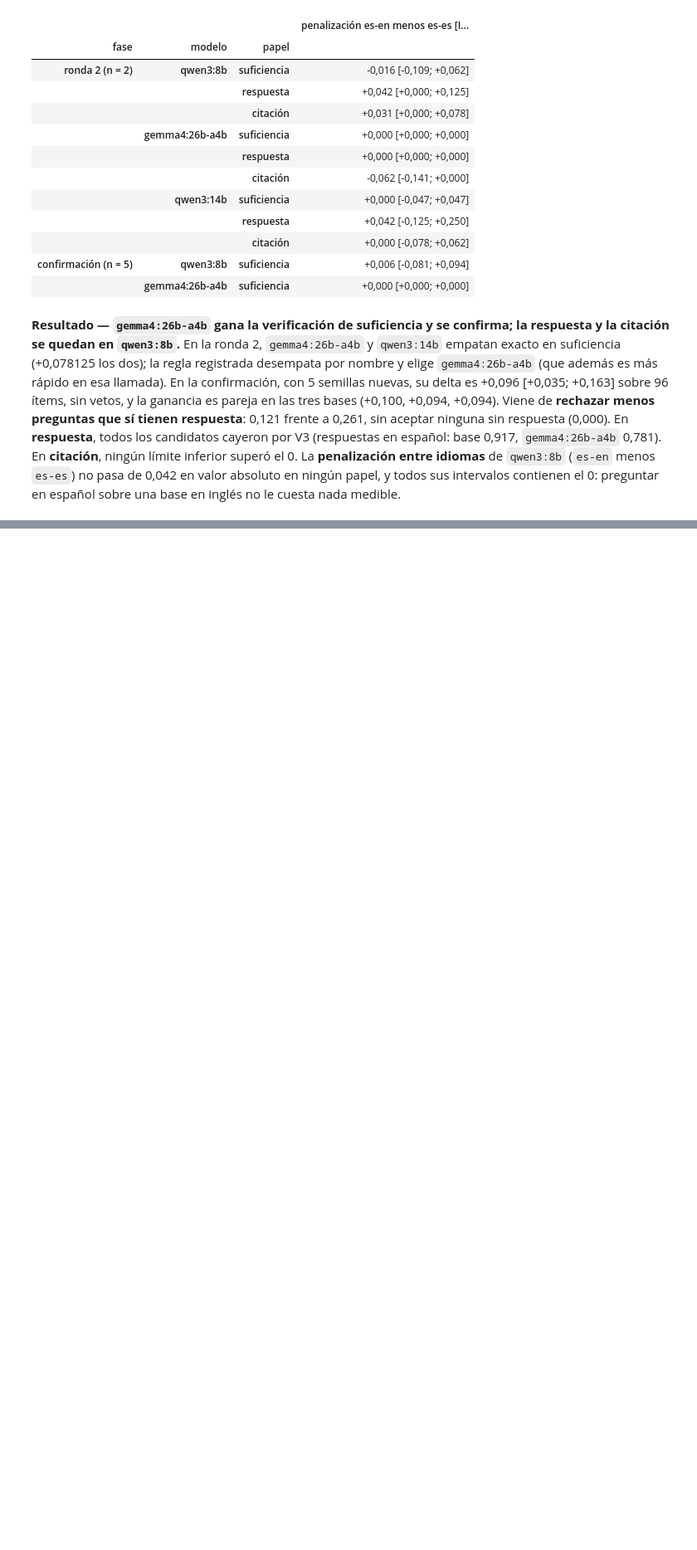
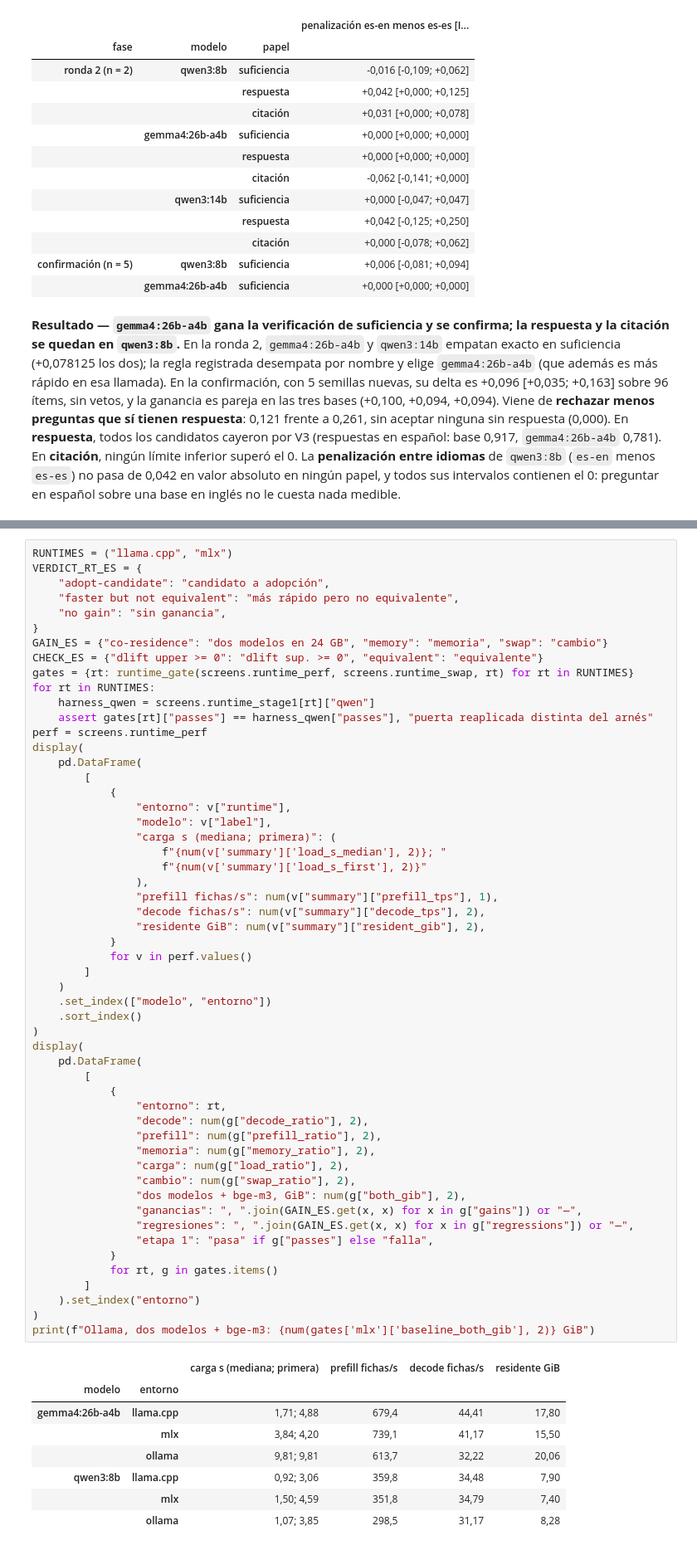
Before and after one commit to jasonssdev/mcd-afg, a Jupyter notebook: notebooks/21-jss-extraccion-de-conceptos-openkos.ipynb, the cells around one changed output, grey strips where cells are left out. Shown at 83% size. Cells and saved outputs as stored; diff of their text form; blank space fills up the shorter version.

```diff
--- a/notebooks/21-jss-extraccion-de-conceptos-openkos.ipynb
+++ b/notebooks/21-jss-extraccion-de-conceptos-openkos.ipynb
@@ -1520,0 +1664,63 @@ openkos #1583, y luego se vuelve a medir la respuesta.
+# %%
+RUNTIMES = ("llama.cpp", "mlx")
+VERDICT_RT_ES = {
+    "adopt-candidate": "candidato a adopción",
+    "faster but not equivalent": "más rápido pero no equivalente",
+    "no gain": "sin ganancia",
+}
+GAIN_ES = {"co-residence": "dos modelos en 24 GB", "memory": "memoria", "swap": "cambio"}
+CHECK_ES = {"dlift upper >= 0": "dlift sup. >= 0", "equivalent": "equivalente"}
+gates = {rt: runtime_gate(screens.runtime_perf, screens.runtime_swap, rt) for rt in RUNTIMES}
+for rt in RUNTIMES:
+    harness_qwen = screens.runtime_stage1[rt]["qwen"]
+    assert gates[rt]["passes"] == harness_qwen["passes"], "puerta reaplicada distinta del arnés"
+perf = screens.runtime_perf
+display(
+    pd.DataFrame(
+        [
+            {
+                "entorno": v["runtime"],
+                "modelo": v["label"],
+                "carga s (mediana; primera)": (
+                    f"{num(v['summary']['load_s_median'], 2)}; "
+                    f"{num(v['summary']['load_s_first'], 2)}"
+                ),
+                "prefill fichas/s": num(v["summary"]["prefill_tps"], 1),
+                "decode fichas/s": num(v["summary"]["decode_tps"], 2),
+                "residente GiB": num(v["summary"]["resident_gib"], 2),
+            }
+            for v in perf.values()
+        ]
+    )
+    .set_index(["modelo", "entorno"])
+    .sort_index()
+)
+display(
+    pd.DataFrame(
+        [
+            {
+                "entorno": rt,
+                "decode": num(g["decode_ratio"], 2),
+                "prefill": num(g["prefill_ratio"], 2),
+                "memoria": num(g["memory_ratio"], 2),
+                "carga": num(g["load_ratio"], 2),
+                "cambio": num(g["swap_ratio"], 2),
+                "dos modelos + bge-m3, GiB": num(g["both_gib"], 2),
+                "ganancias": ", ".join(GAIN_ES.get(x, x) for x in g["gains"]) or "—",
+                "regresiones": ", ".join(GAIN_ES.get(x, x) for x in g["regressions"]) or "—",
+                "etapa 1": "pasa" if g["passes"] else "falla",
+            }
+            for rt, g in gates.items()
+        ]
+    ).set_index("entorno")
+)
+print(f"Ollama, dos modelos + bge-m3: {num(gates['mlx']['baseline_both_gib'], 2)} GiB")
+# %% [output]
+|  |  | carga s (mediana; primera) | prefill fichas/s | decode fichas/s | residente GiB |
+| modelo | entorno |  |  |  |  |
+| gemma4:26b-a4b | llama.cpp | 1,71; 4,88 | 679,4 | 44,41 | 17,80 |
+|  | mlx | 3,84; 4,20 | 739,1 | 41,17 | 15,50 |
+|  | ollama | 9,81; 9,81 | 613,7 | 32,22 | 20,06 |
+| qwen3:8b | llama.cpp | 0,92; 3,06 | 359,8 | 34,48 | 7,90 |
+|  | mlx | 1,50; 4,59 | 351,8 | 34,79 | 7,40 |
+|  | ollama | 1,07; 3,85 | 298,5 | 31,17 | 8,28 |
```
Also changed, not shown: parts of 19 cells of this notebook, 1 other file.
